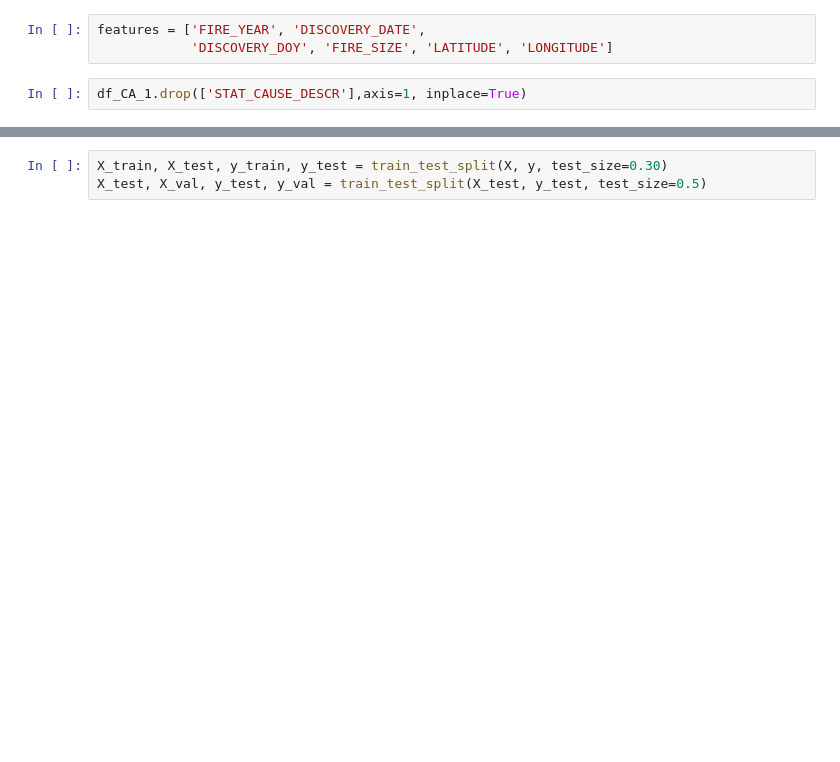
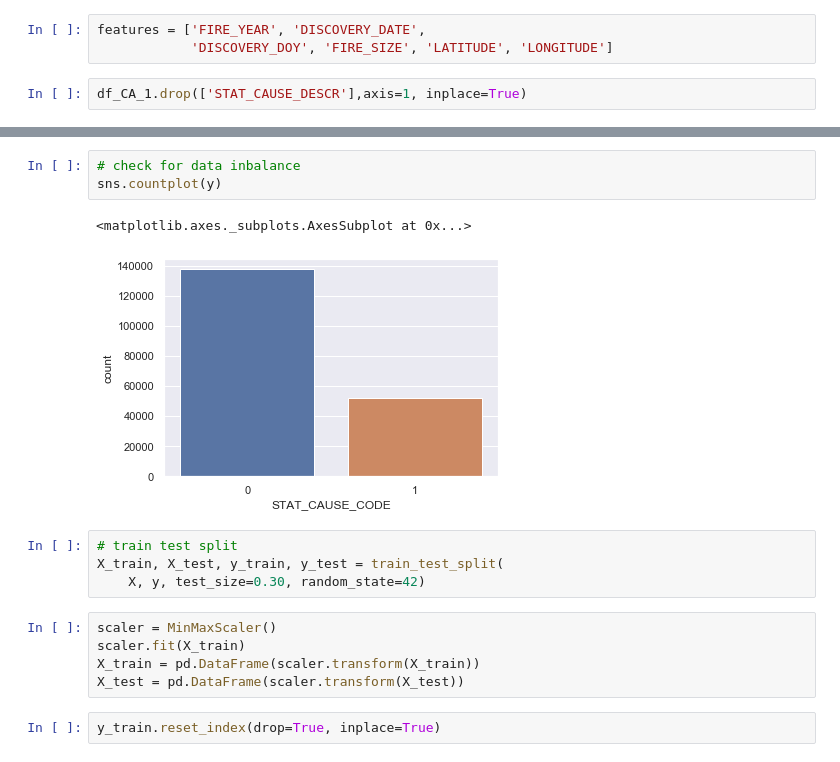
Before and after one commit to Davidloku1234567/wildfire, a Jupyter notebook: wildFire_1.ipynb, the cells around one changed output, grey strips where cells are left out. Drawn from its saved outputs; the diff is of its cells as text; blank space fills up the shorter version.

```diff
--- a/wildFire_1.ipynb
+++ b/wildFire_1.ipynb
@@ -371,3 +374,17 @@ y = ((df_CA_1['STAT_CAUSE_CODE'] == firecode) * 1).to_numpy()
+# %%
+# check for data inbalance
+sns.countplot(y)
+# %% [output]
+<matplotlib.axes._subplots.AxesSubplot at 0x...>
+[figure, added]
 # %%
-X_train, X_test, y_train, y_test = train_test_split(X, y, test_size=0.30)
-X_test, X_val, y_test, y_val = train_test_split(X_test, y_test, test_size=0.5)
+# train test split
+X_train, X_test, y_train, y_test = train_test_split(
+    X, y, test_size=0.30, random_state=42)
+# %%
+scaler = MinMaxScaler()
+scaler.fit(X_train)
+X_train = pd.DataFrame(scaler.transform(X_train))
+X_test = pd.DataFrame(scaler.transform(X_test))
+# %%
+y_train.reset_index(drop=True, inplace=True)
```
Also changed, not shown: parts of 22 cells of this notebook.
